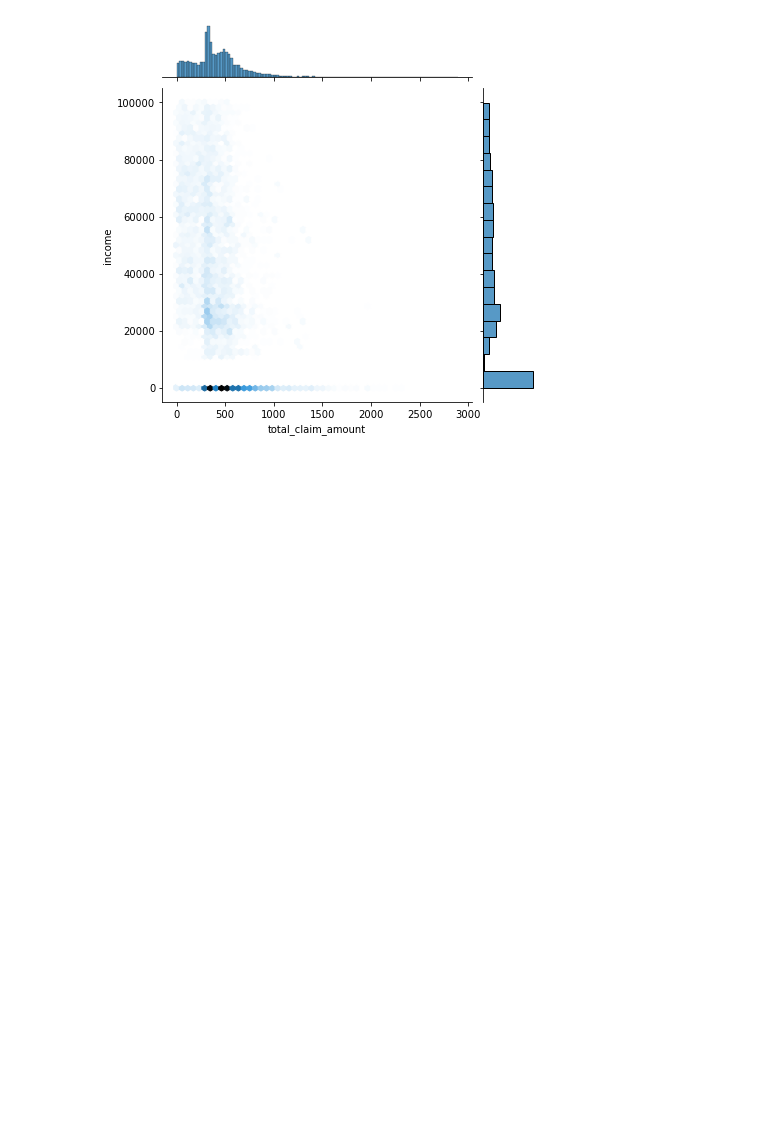
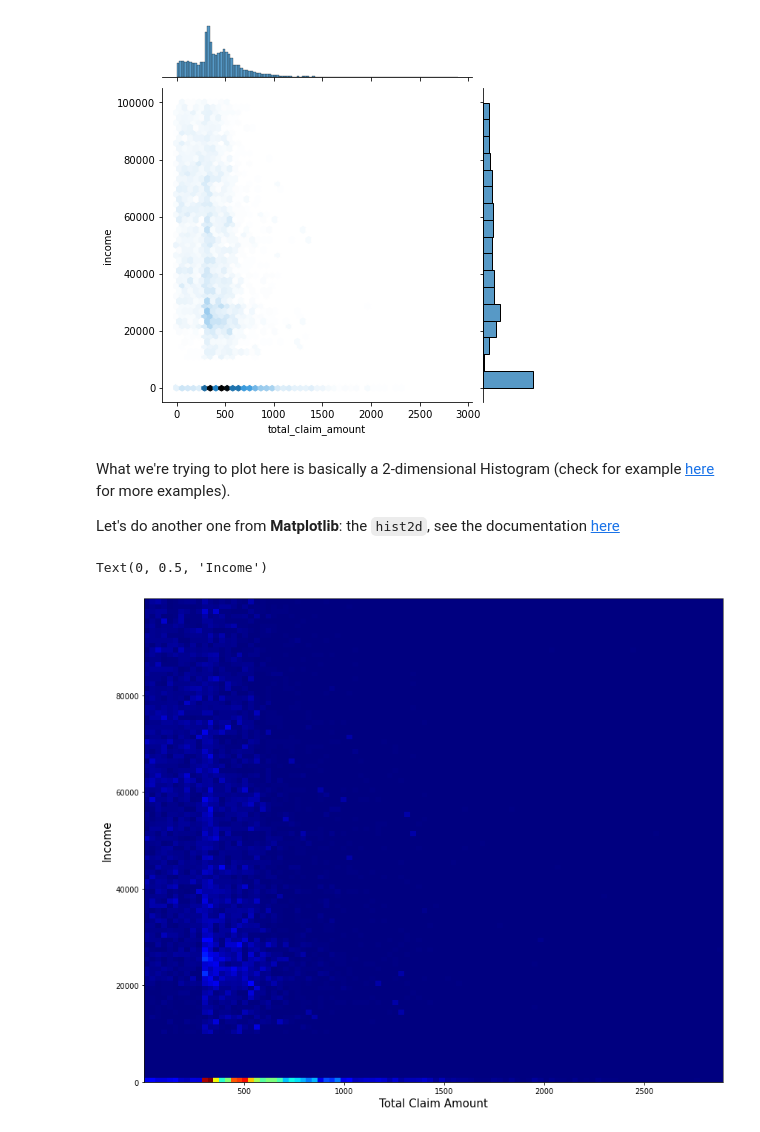
Before and after one commit to student-IH-labs-and-stuff/BER-DAFT-MAR21, a Jupyter notebook: Solutions/unit1/day4/customer_analysis_round_3_solution.ipynb, the cells around one changed output. Saved outputs shown, nothing was run; the diff lists cells and outputs as text; code cells hidden in the pictures; blank space fills up the shorter version.

Commit message:
add: 2 new plots to customer analysis round 3 solution lab

```diff
--- a/Solutions/unit1/day4/customer_analysis_round_3_solution.ipynb
+++ b/Solutions/unit1/day4/customer_analysis_round_3_solution.ipynb
@@ -372,3 +372,21 @@ sns.jointplot(data=data,
 # %% [output]
 <seaborn.axisgrid.JointGrid at 0x...>
 [figure]
+# %% [markdown]
+What we're trying to plot here is basically a 2-dimensional Histogram (check for example [here](https://www.python-graph-gallery.com/83-basic-2d-histograms-with-matplotlib) for more examples).
+
+Let's do another one from **Matplotlib**: the `hist2d`, see the documentation [here](https://matplotlib.org/stable/api/_as_gen/matplotlib.pyplot.hist2d.html)
+# %%
+fig, ax = plt.subplots(figsize=(14,12))
+
+ax = plt.hist2d(data['total_claim_amount'],
+           data['income'],
+           bins=(100,100),
+           #density=True,
+           cmap=plt.cm.jet,
+          );
+plt.xlabel('Total Claim Amount', size=15)
+plt.ylabel('Income', size=15)
+# %% [output]
+Text(0, 0.5, 'Income')
+[figure, added]
```
Also changed, not shown: parts of 5 cells of this notebook.
